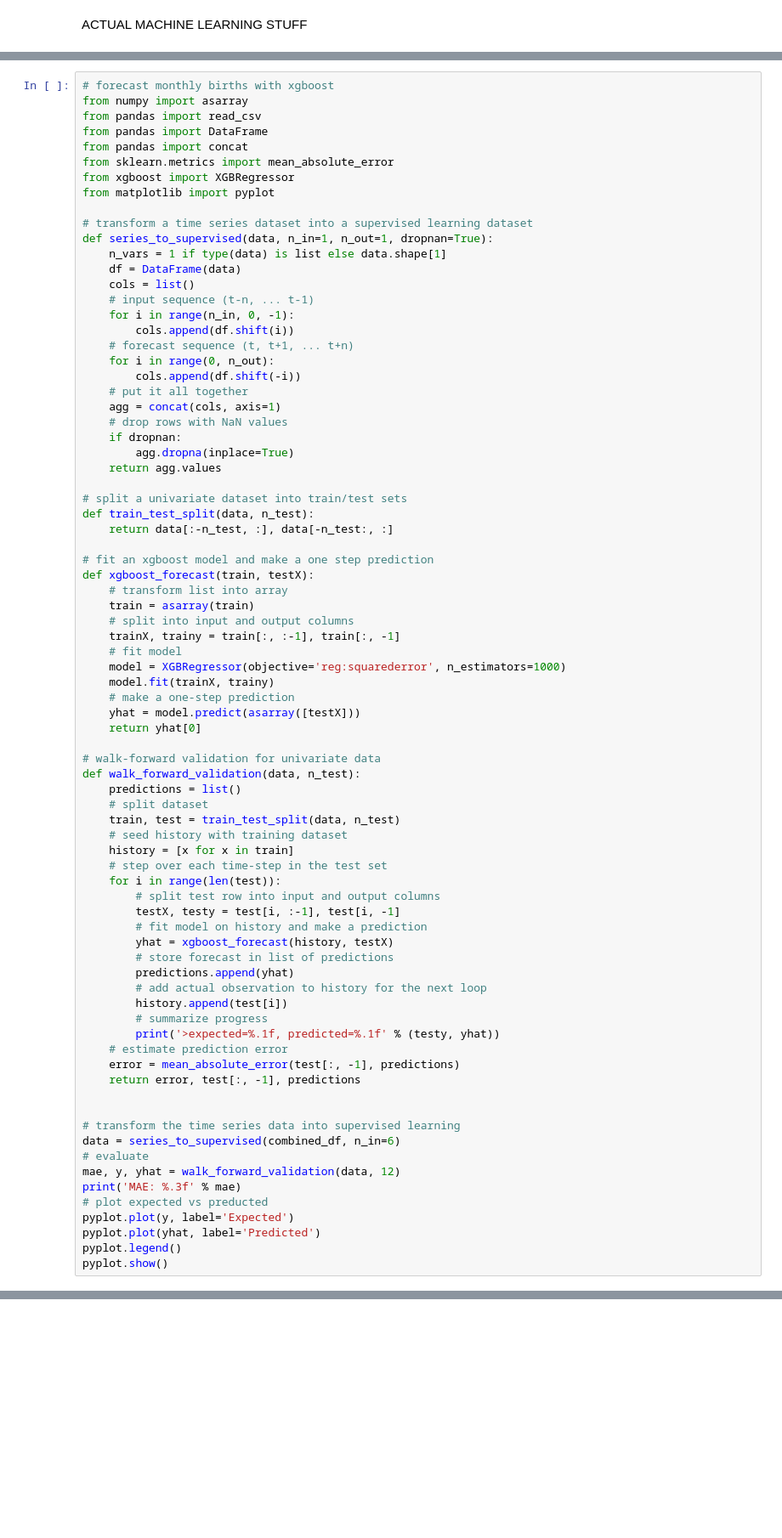
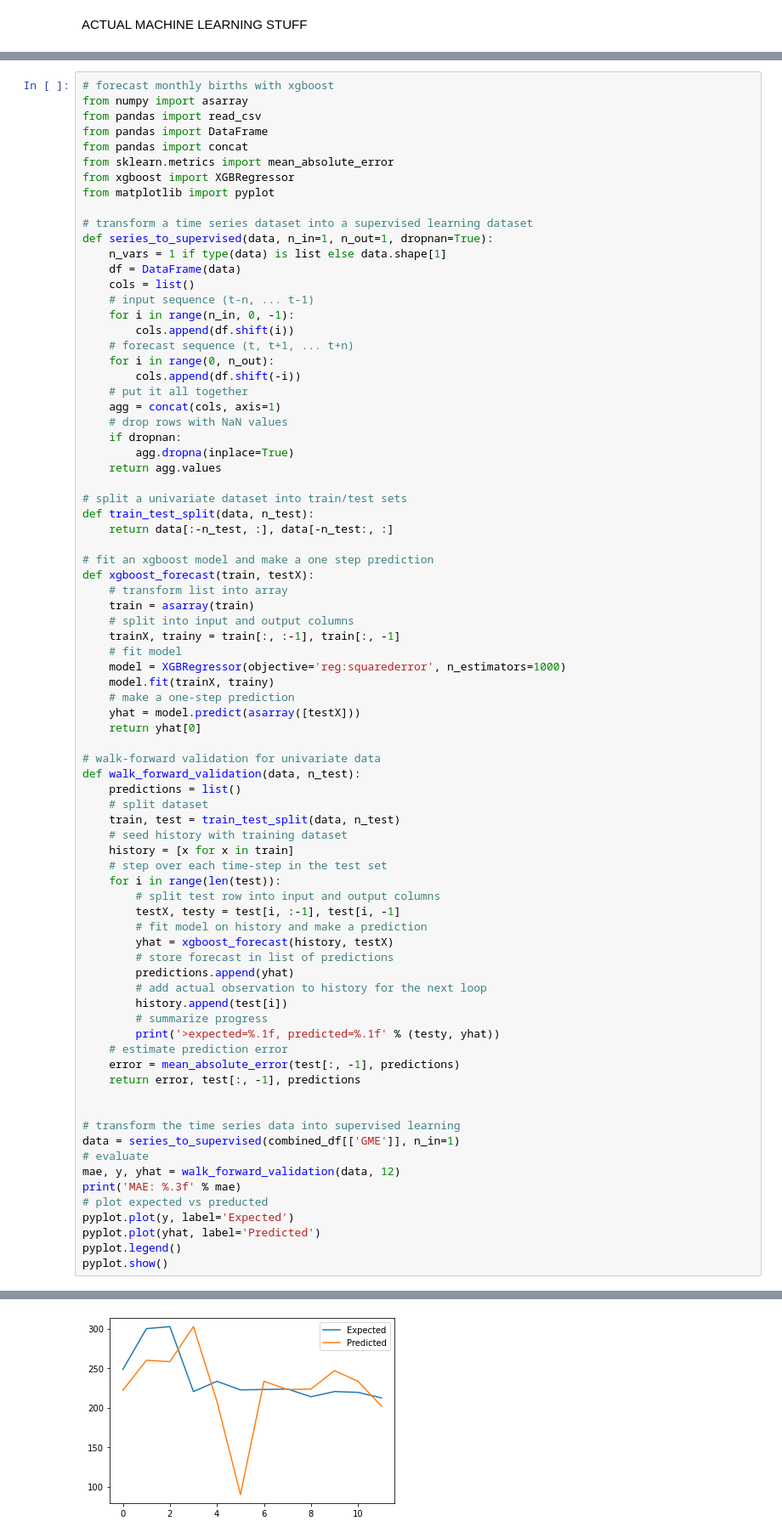
Before and after one commit to SaberQ19/socioPhysics_DiamondHands, a Jupyter notebook: xgBoost.ipynb, the cells around one changed output, grey strips where cells are left out. Shown: that part at 85% size. Cells and saved outputs as stored; diff of their text form; blank space fills up the shorter version.

```diff
--- a/xgBoost.ipynb
+++ b/xgBoost.ipynb
@@ -259,7 +260,7 @@ def walk_forward_validation(data, n_test):
 
 
 # transform the time series data into supervised learning
-data = series_to_supervised(combined_df, n_in=6)
+data = series_to_supervised(combined_df[['GME']], n_in=1)
 # evaluate
 mae, y, yhat = walk_forward_validation(data, 12)
 print('MAE: %.3f' % mae)
@@ -272,0 +286 @@ pyplot.show()
+[figure, added]
```
Also changed, not shown: parts of 2 cells of this notebook.
